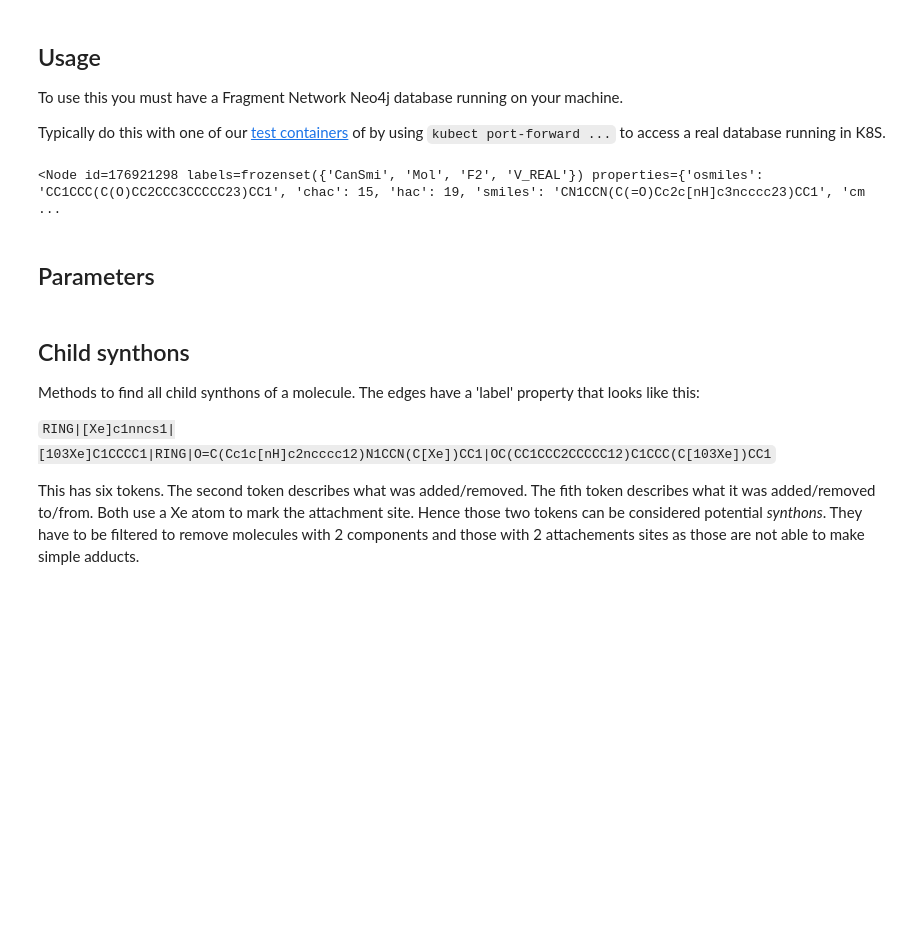
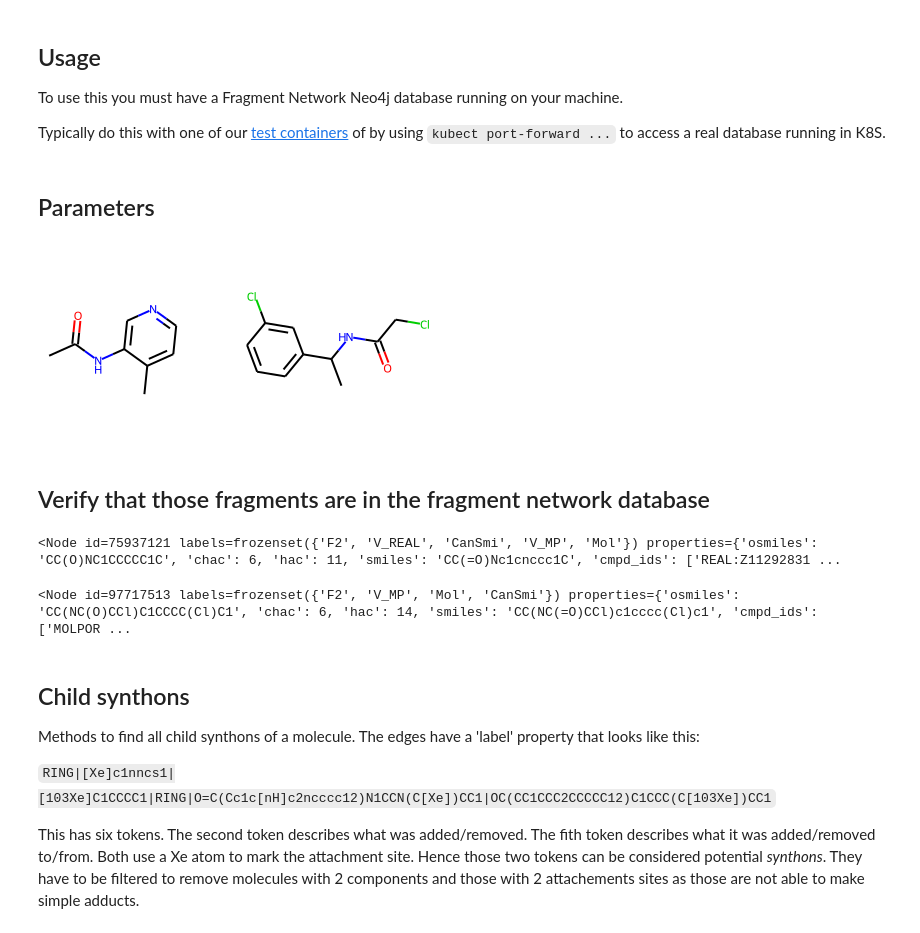
Before and after one commit to tdudgeon/fragment-network-merges, a Jupyter notebook: merge-fragments.ipynb, the cells around one changed output. Drawn from its saved outputs; the diff is of its cells as text; code cells hidden in the pictures; blank space fills up the shorter version.

```diff
--- a/merge-fragments.ipynb
+++ b/merge-fragments.ipynb
@@ -51,9 +53,3 @@ def find_molecule_node(tx, smiles):
     for record in tx.run('MATCH (m:F2 {smiles: $smiles}) RETURN m', smiles=smiles):
         node = record['m']
         return node
-
-with driver.session() as session:
-    mol = session.read_transaction(find_molecule_node, 'CN1CCN(C(=O)Cc2c[nH]c3ncccc23)CC1')
-    print(mol)
-# %% [output]
-<Node id=176921298 labels=frozenset({'CanSmi', 'Mol', 'F2', 'V_REAL'}) properties={'osmiles': 'CC1CCC(C(O)CC2CCC3CCCCC23)CC1', 'chac': 15, 'hac': 19, 'smiles': 'CN1CCN(C(=O)Cc2c[nH]c3ncccc23)CC1', 'cm ...
@@ -60,9 +60,37 @@ with driver.session() as session:
 # %% [markdown]
 ## Parameters
 # %%
-# until we have proper test data we use the same molecule for both fragments
-fragment_a = 'CN1CCN(C(=O)Cc2c[nH]c3ncccc23)CC1'
-fragment_b = 'CN1CCN(C(=O)Cc2c[nH]c3ncccc23)CC1'
+x0107 = 'CC(=O)Nc1cnccc1C'
+x0397 = 'Cc1cc(CN(C)C(=O)NC2CC2)no1'
+x0434 = 'O=C(Nc1ccccc1)Nc1cccnc1'
+x0874 = 'NC(=O)[C@H]1CCC[C@H]1c1ccsc1' # not present
+x1093 = 'CN1CCN(C(=O)Cc2c[nH]c3ncccc23)CC1'
+x1382 = 'CC(NC(=O)CCl)c1cccc(Cl)c1'
+x2646 = 'Cc1ccncc1NC(=O)Cc1cccc(Cl)c1' # TRY-UNI-714a760b-6
+
+fragment_a = x0107
+fragment_b = x1382
+
+mol_a = Chem.MolFromSmiles(fragment_a)
+mol_b = Chem.MolFromSmiles(fragment_b)
+
+Draw.MolsToGridImage([mol_a, mol_b])
+# %% [output]
+[figure, added]
+# %% [markdown]
+## Verify that those fragments are in the fragment network database
+# %%
+with driver.session() as session:
+    mol = session.read_transaction(find_molecule_node, fragment_a)
+    print(mol)
+# %% [output]
+<Node id=75937121 labels=frozenset({'F2', 'V_REAL', 'CanSmi', 'V_MP', 'Mol'}) properties={'osmiles': 'CC(O)NC1CCCCC1C', 'chac': 6, 'hac': 11, 'smiles': 'CC(=O)Nc1cnccc1C', 'cmpd_ids': ['REAL:Z11292831 ...
+# %%
+with driver.session() as session:
+    mol = session.read_transaction(find_molecule_node, fragment_b)
+    print(mol)
+# %% [output]
+<Node id=97717513 labels=frozenset({'F2', 'V_MP', 'Mol', 'CanSmi'}) properties={'osmiles': 'CC(NC(O)CCl)C1CCCC(Cl)C1', 'chac': 6, 'hac': 14, 'smiles': 'CC(NC(=O)CCl)c1cccc(Cl)c1', 'cmpd_ids': ['MOLPOR ...
 # %% [markdown]
 ## Child synthons
 Methods to find all child synthons of a molecule. The edges have a 'label' property that looks like this:
```
Also changed, not shown: parts of 12 cells of this notebook.
